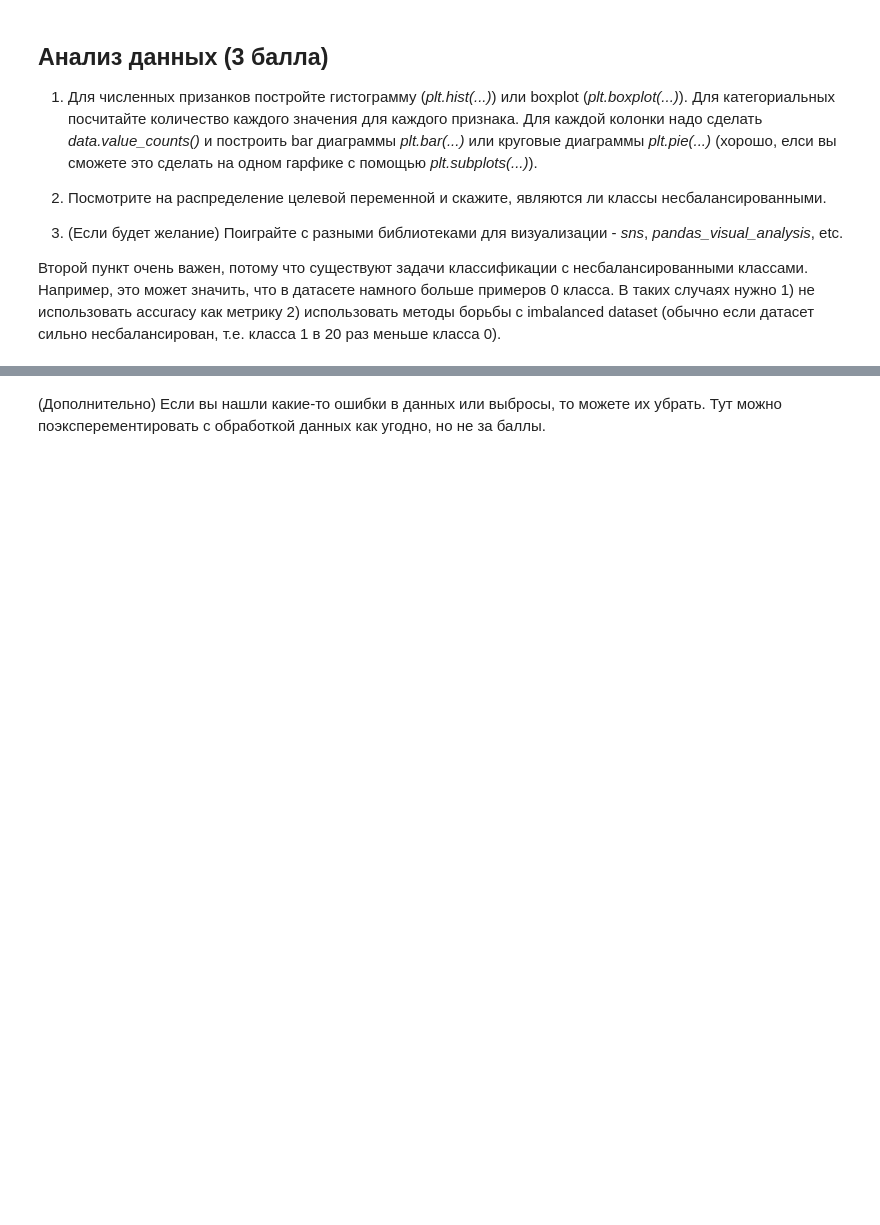
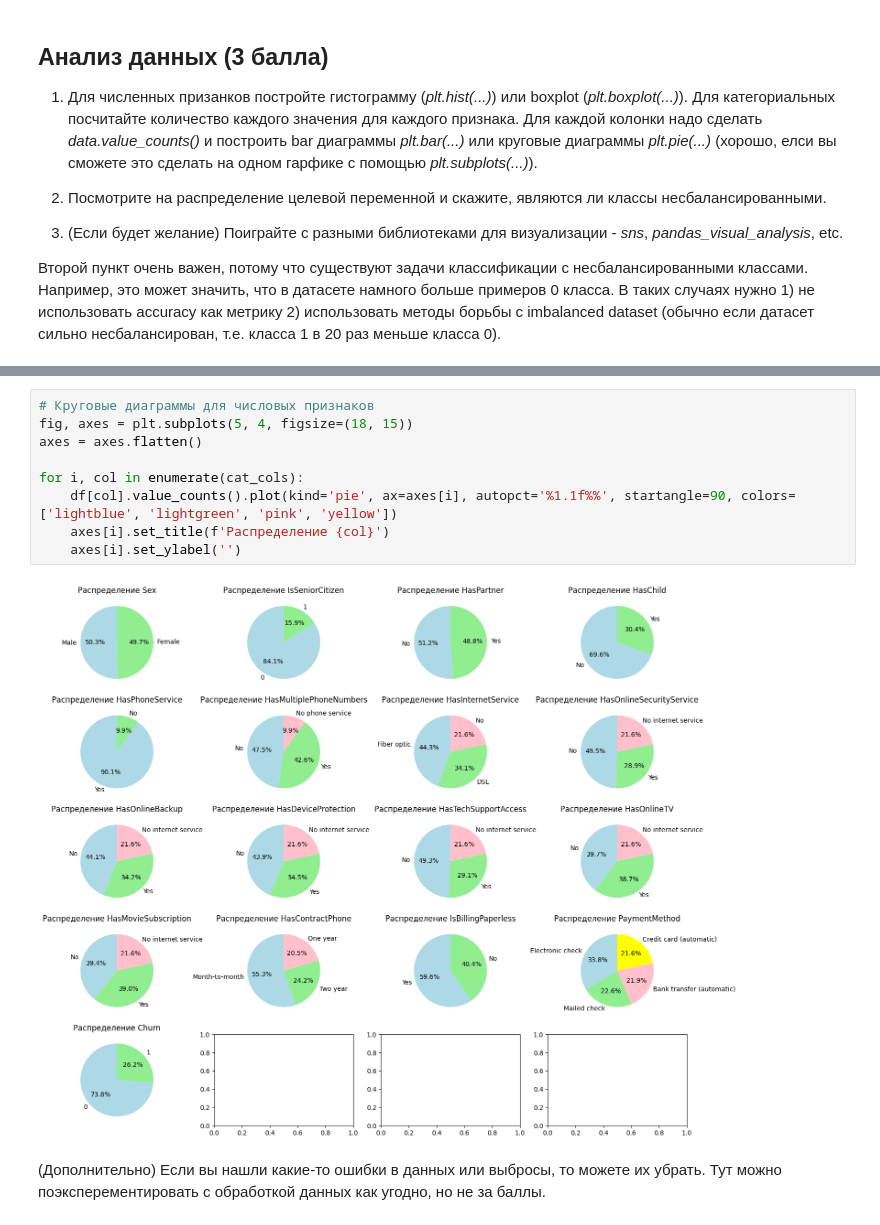
Before and after one commit to ryybiinana1/HW_Ml_course, a Jupyter notebook: week_03_composition_model_selection/Homework/hw_3_kaggle.ipynb, the cells around one changed output, grey strips where cells are left out. Cells and saved outputs as stored; diff of their text form; blank space fills up the shorter version.

```diff
--- a/week_03_composition_model_selection/Homework/hw_3_kaggle.ipynb
+++ b/week_03_composition_model_selection/Homework/hw_3_kaggle.ipynb
@@ -220,2 +324,13 @@ dtype: int64
+# %%
+# Круговые диаграммы для числовых признаков
+fig, axes = plt.subplots(5, 4, figsize=(18, 15))
+axes = axes.flatten()
+
+for i, col in enumerate(cat_cols):
+    df[col].value_counts().plot(kind='pie', ax=axes[i], autopct='%1.1f%%', startangle=90, colors=['lightblue', 'lightgreen', 'pink', 'yellow'])
+    axes[i].set_title(f'Распределение {col}')
+    axes[i].set_ylabel('')
+# %% [output]
+[figure, added]
 # %% [markdown]
 (Дополнительно) Если вы нашли какие-то ошибки в данных или выбросы, то можете их убрать. Тут можно поэксперементировать с обработкой данных как угодно, но не за баллы.
```
Also changed, not shown: parts of 13 cells of this notebook.
